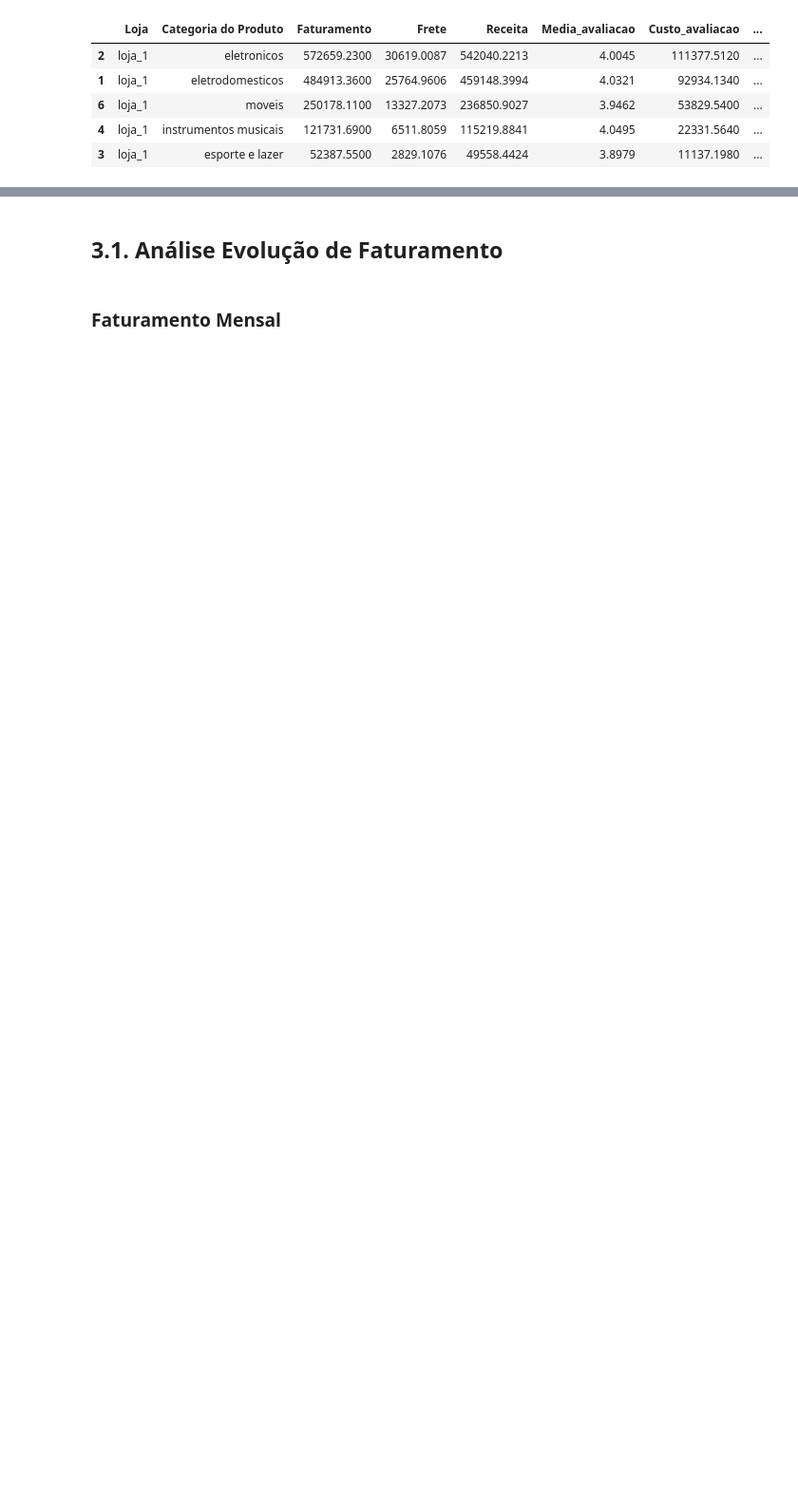
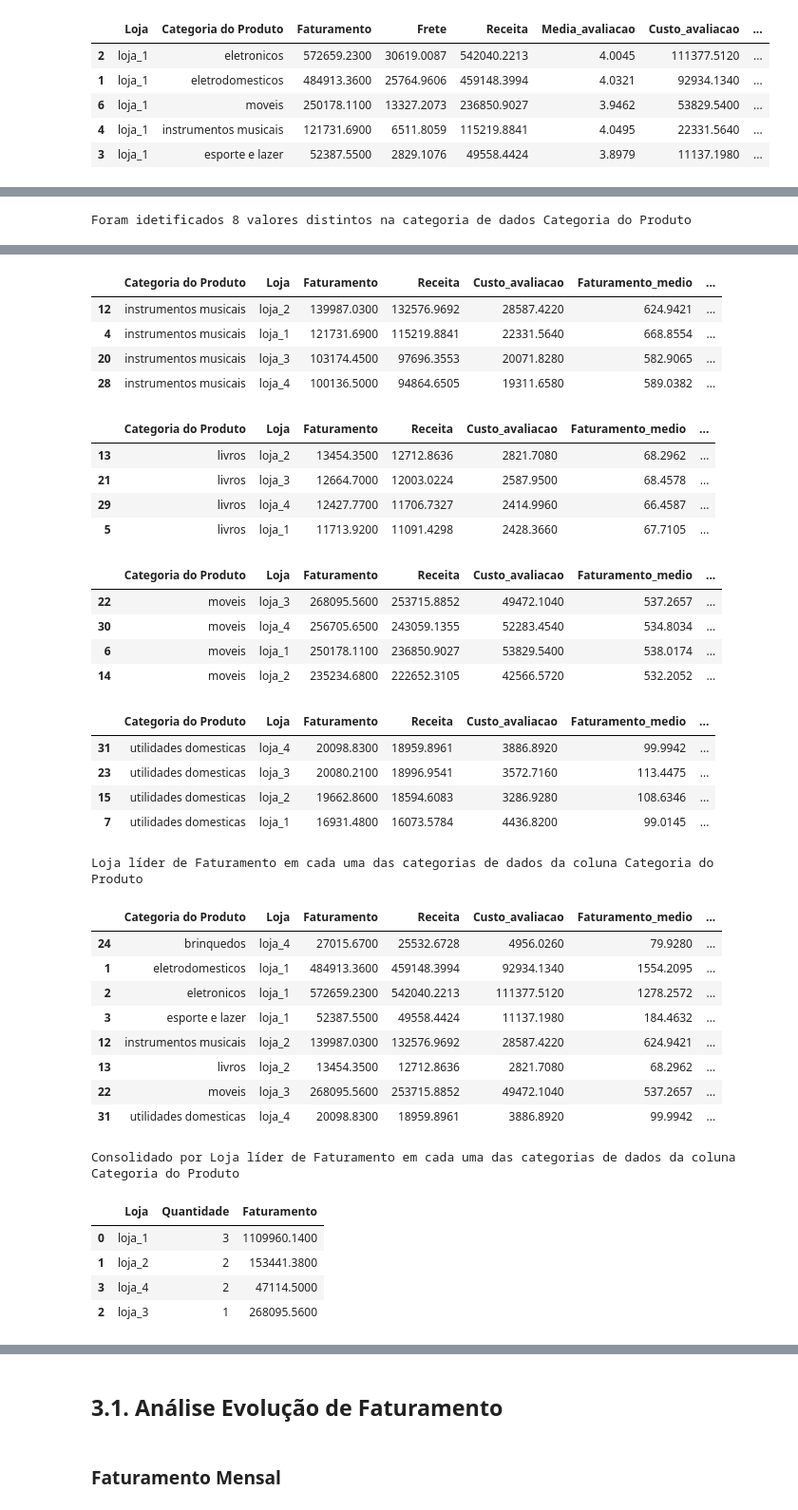
Before and after one commit to jpierre06/alura-challenge-store, a Jupyter notebook: AluraStoreBr.ipynb, the cells around one changed output, grey strips where cells are left out. Shown at 95% size. Saved outputs shown, nothing was run; the diff lists cells and outputs as text; code cells hidden in the pictures; blank space fills up the shorter version.

```diff
--- a/AluraStoreBr.ipynb
+++ b/AluraStoreBr.ipynb
@@ -122,6 +122,46 @@ def variacao_evolucao_periodica_valores(df):
         df_var[coluna_variacao] = ((df[periodo_seguinte] - df[periodo_atual]) / df[periodo_atual] * 100).round(2)
 
     return df_var
+# %%
+def detalhamento_categoria_dados(df, coluna_categoria, coluna_metrica, colunas_dataframe=['Loja', 'Faturamento', 'Receita', 'Custo_avaliacao', 'Faturamento_medio']):
+
+    valores_categoria = list(set(df[coluna_categoria]))
+    valores_categoria.sort()
+    print(f'\nForam idetificados {len(valores_categoria)} valores distintos na categoria de dados {coluna_categoria}\n')
+
+    # Filtrar dataframe com colunas específicas
+    colunas = colunas_dataframe.copy()
+    colunas.insert(0, coluna_categoria)
+
+    # print(f'Colunas dataframe {colunas}')
+
+    df_temp = df[colunas]
+
+    top_1_categoria = []
+
+    for vc in valores_categoria:
+        df_filtro = filtrar_dataframe(df_temp, coluna_categoria, vc)[0:]
+        df_filtro[f'Perc_{coluna_metrica}'] = df_filtro[coluna_metrica] / df_filtro[coluna_metrica].sum() *100
+        df_filtro = df_filtro.sort_values(by=coluna_metrica, ascending=False)
+
+        # Selecionar a loja top 1 na categoria de dados definida
+        top_1_categoria.append(df_filtro[0:1])
+
+        print()
+        display(df_filtro)
+
+    print(f'\n\nLoja líder de {coluna_metrica} em cada uma das categorias de dados da coluna {coluna_categoria}\n')
+
+    df_top_categoria = pd.concat(top_1_categoria)
+
+    display(df_top_categoria)
+    print(f'\n\nConsolidado por Loja líder de {coluna_metrica} em cada uma das categorias de dados da coluna {coluna_categoria}\n')
+
+    df_agg = df_top_categoria.groupby(["Loja"], as_index=False).agg(
+        Quantidade = ('Loja', 'count'),
+        Faturamento = (coluna_metrica, 'sum'),
+    ).sort_values(by=["Quantidade"], ascending=[False])
+    display(df_agg)
 # %%
 def gerar_grafico_barras(df_plot, valor_x, valor_y, titulo, label_x, label_y, rotacao_x=0, tamanho=(16, 6)):
 
@@ -234,2 +278,4 @@ df_resumo_loja_cat.head()
 # %%
-categorias = list(set(df_resumo_loja_cat['Categoria do Produto']))
+detalhamento_categoria_dados(df_resumo_loja_cat, 'Categoria do Produto', 'Faturamento')
+# %% [output]
+Foram idetificados 8 valores distintos na categoria de dados Categoria do Produto
@@ -235,0 +302,36 @@ categorias = list(set(df_resumo_loja_cat['Categoria do Produto']))
+|  | Categoria do Produto | Loja | Faturamento | Receita | Custo_avaliacao | Faturamento_medio | ... |
+| 12 | instrumentos musicais | loja_2 | 139987.0300 | 132576.9692 | 28587.4220 | 624.9421 | ... |
+| 4 | instrumentos musicais | loja_1 | 121731.6900 | 115219.8841 | 22331.5640 | 668.8554 | ... |
+| 20 | instrumentos musicais | loja_3 | 103174.4500 | 97696.3553 | 20071.8280 | 582.9065 | ... |
+| 28 | instrumentos musicais | loja_4 | 100136.5000 | 94864.6505 | 19311.6580 | 589.0382 | ... |
+|  | Categoria do Produto | Loja | Faturamento | Receita | Custo_avaliacao | Faturamento_medio | ... |
+| 13 | livros | loja_2 | 13454.3500 | 12712.8636 | 2821.7080 | 68.2962 | ... |
+| 21 | livros | loja_3 | 12664.7000 | 12003.0224 | 2587.9500 | 68.4578 | ... |
+| 29 | livros | loja_4 | 12427.7700 | 11706.7327 | 2414.9960 | 66.4587 | ... |
+| 5 | livros | loja_1 | 11713.9200 | 11091.4298 | 2428.3660 | 67.7105 | ... |
+|  | Categoria do Produto | Loja | Faturamento | Receita | Custo_avaliacao | Faturamento_medio | ... |
+| 22 | moveis | loja_3 | 268095.5600 | 253715.8852 | 49472.1040 | 537.2657 | ... |
+| 30 | moveis | loja_4 | 256705.6500 | 243059.1355 | 52283.4540 | 534.8034 | ... |
+| 6 | moveis | loja_1 | 250178.1100 | 236850.9027 | 53829.5400 | 538.0174 | ... |
+| 14 | moveis | loja_2 | 235234.6800 | 222652.3105 | 42566.5720 | 532.2052 | ... |
+|  | Categoria do Produto | Loja | Faturamento | Receita | Custo_avaliacao | Faturamento_medio | ... |
+| 31 | utilidades domesticas | loja_4 | 20098.8300 | 18959.8961 | 3886.8920 | 99.9942 | ... |
+| 23 | utilidades domesticas | loja_3 | 20080.2100 | 18996.9541 | 3572.7160 | 113.4475 | ... |
+| 15 | utilidades domesticas | loja_2 | 19662.8600 | 18594.6083 | 3286.9280 | 108.6346 | ... |
+| 7 | utilidades domesticas | loja_1 | 16931.4800 | 16073.5784 | 4436.8200 | 99.0145 | ... |
+Loja líder de Faturamento em cada uma das categorias de dados da coluna Categoria do Produto
+|  | Categoria do Produto | Loja | Faturamento | Receita | Custo_avaliacao | Faturamento_medio | ... |
+| 24 | brinquedos | loja_4 | 27015.6700 | 25532.6728 | 4956.0260 | 79.9280 | ... |
+| 1 | eletrodomesticos | loja_1 | 484913.3600 | 459148.3994 | 92934.1340 | 1554.2095 | ... |
+| 2 | eletronicos | loja_1 | 572659.2300 | 542040.2213 | 111377.5120 | 1278.2572 | ... |
+| 3 | esporte e lazer | loja_1 | 52387.5500 | 49558.4424 | 11137.1980 | 184.4632 | ... |
+| 12 | instrumentos musicais | loja_2 | 139987.0300 | 132576.9692 | 28587.4220 | 624.9421 | ... |
+| 13 | livros | loja_2 | 13454.3500 | 12712.8636 | 2821.7080 | 68.2962 | ... |
+| 22 | moveis | loja_3 | 268095.5600 | 253715.8852 | 49472.1040 | 537.2657 | ... |
+| 31 | utilidades domesticas | loja_4 | 20098.8300 | 18959.8961 | 3886.8920 | 99.9942 | ... |
+Consolidado por Loja líder de Faturamento em cada uma das categorias de dados da coluna Categoria do Produto
+|  | Loja | Quantidade | Faturamento |
+| 0 | loja_1 | 3 | 1109960.1400 |
+| 1 | loja_2 | 2 | 153441.3800 |
+| 3 | loja_4 | 2 | 47114.5000 |
+| 2 | loja_3 | 1 | 268095.5600 |
```
Also changed, not shown: parts of 30 cells of this notebook.
